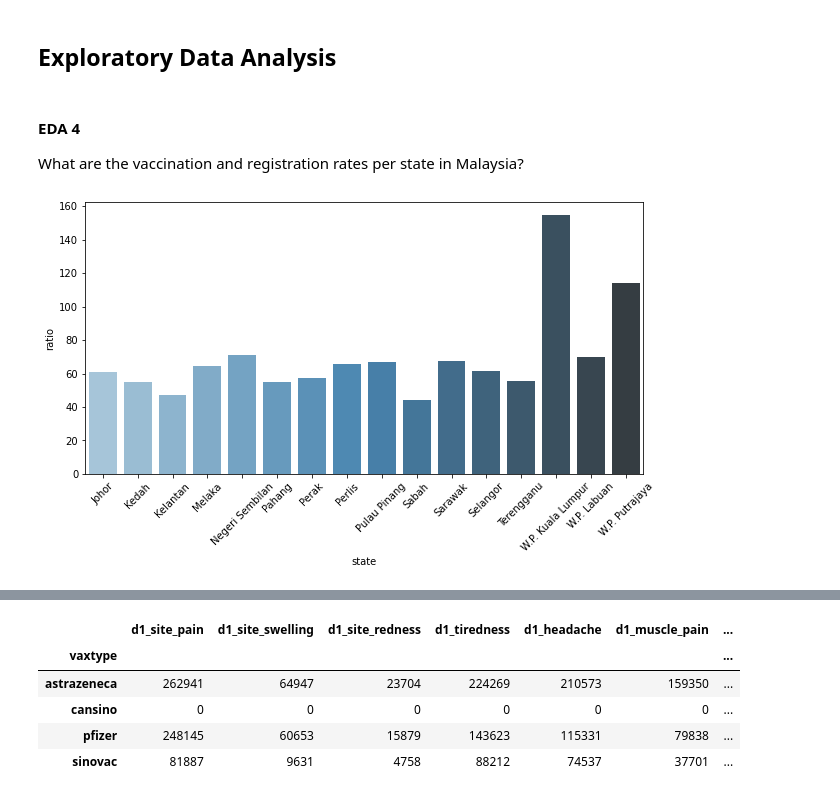
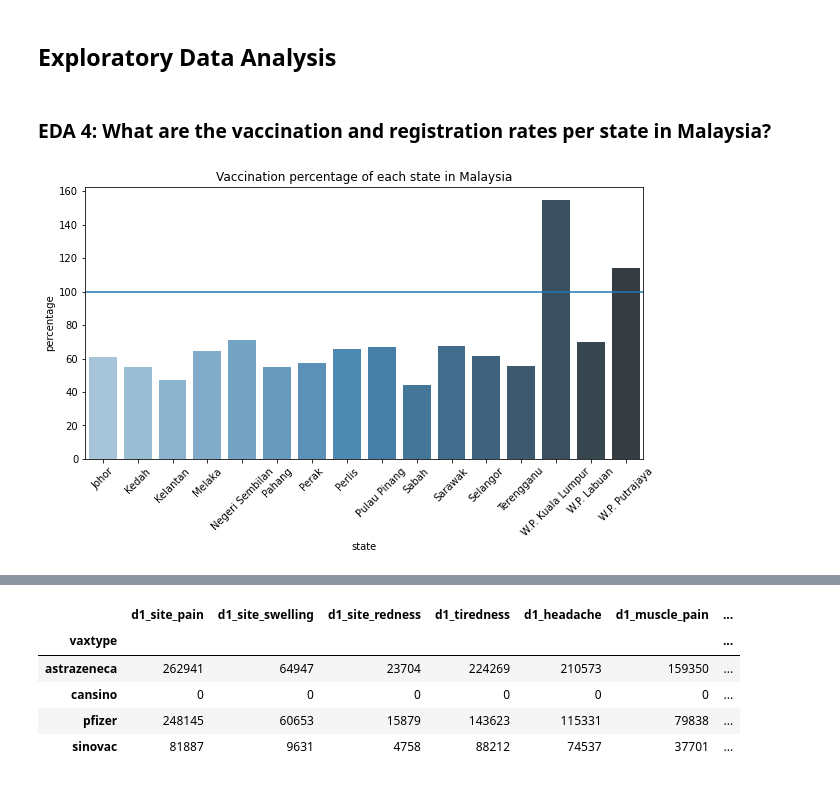
Before and after one commit to BingQuanChua/COVID-19-Msia-Cases-And-Vaccination, a Jupyter notebook: EDA_Questions.ipynb, the cells around one changed output, grey strips where cells are left out. Drawn from its saved outputs; the diff is of its cells as text; code cells hidden in the pictures.

Commit message:
Updated EDA questions and saved plot images

```diff
--- a/EDA_Questions.ipynb
+++ b/EDA_Questions.ipynb
@@ -52,9 +52,7 @@ trace_malaysia = pickle.load(open('pickle_files/trace_malaysia.pkl', 'rb'))
 # %% [markdown]
 ## Exploratory Data Analysis
 # %% [markdown]
-#### EDA 4
-
-What are the vaccination and registration rates per state in Malaysia?
+### EDA 4: What are the vaccination and registration rates per state in Malaysia?
 # %%
 ppl = population.copy()
 df = vax_state.groupby('state')['daily_full'].sum()
@@ -70,14 +68,18 @@ for i in column:
     ratio.append(cal)
 df = pd.DataFrame(data=ratio,index=state)
 df.reset_index(inplace=True)
-df.rename(columns={'index':'state',0:'ratio'},inplace=True)
+df.rename(columns={'index':'state',0:'percentage'},inplace=True)
 # %%
 plt.figure(figsize=(10, 5))
-sns.barplot(x='state', y='ratio', data=df, palette='Blues_d')
+graph=sns.barplot(x='state', y='percentage', data=df, palette='Blues_d')
+graph.axhline(100)
+
+
 plt.xticks(rotation=45)
+plt.title('Vaccination percentage of each state in Malaysia')
 plt.show()
 # %% [output]
-[figure, old version]
+[figure, new version]
 # %%
 # interactive plot
 #fig = px.bar(df,x='state',y='ratio')
```
Also changed, not shown: parts of 26 cells of this notebook, 30 other files.
